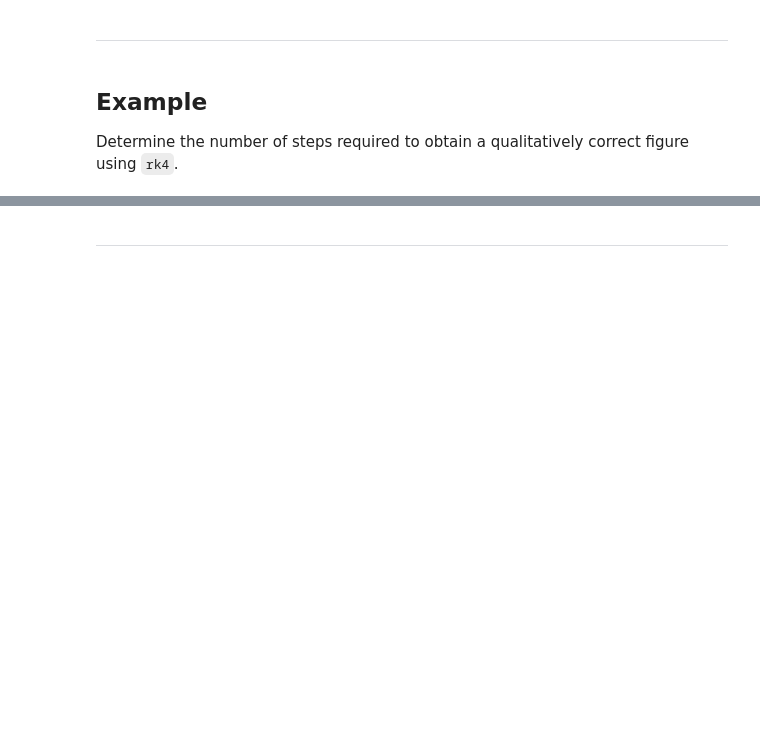
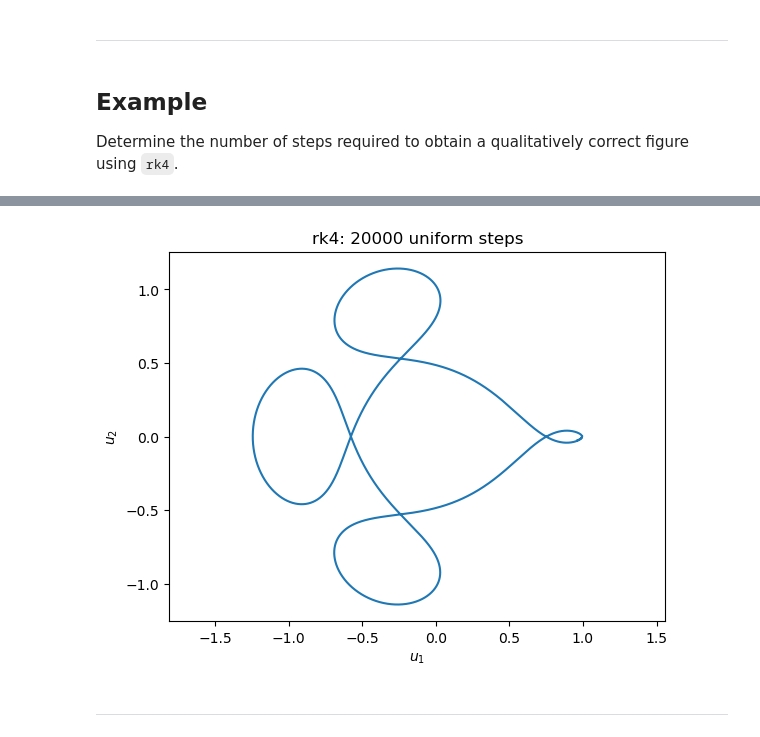
Before and after one commit to math435/20262-lecture-notes, a Jupyter notebook: chapter16/Section 16.6 - Error control and estimation.ipynb, the cells around one changed output, grey strips where cells are left out. Cells and saved outputs as stored; diff of their text form; code cells hidden in the pictures; blank space fills up the shorter version.

```diff
--- a/chapter16/Section 16.6 - Error control and estimation.ipynb
+++ b/chapter16/Section 16.6 - Error control and estimation.ipynb
@@ -285,17 +293,19 @@ end
 # %%
-N = 200
+N = 20000
 
 tt, yy = rk4(f, a, b, y0, N)
 
 yy = hcat(yy...)
 
 u1 = yy[1,:]
 u2 = yy[3,:]
 
 plot(u1, u2, "-")
 xlabel(L"u_1")
 ylabel(L"u_2")
 axis("equal")
 title("rk4: $N uniform steps");
+# %% [output]
+[figure, added]
 # %% [markdown]
 ---
```
Also changed, not shown: parts of 4 cells of this notebook, 2 other files.
